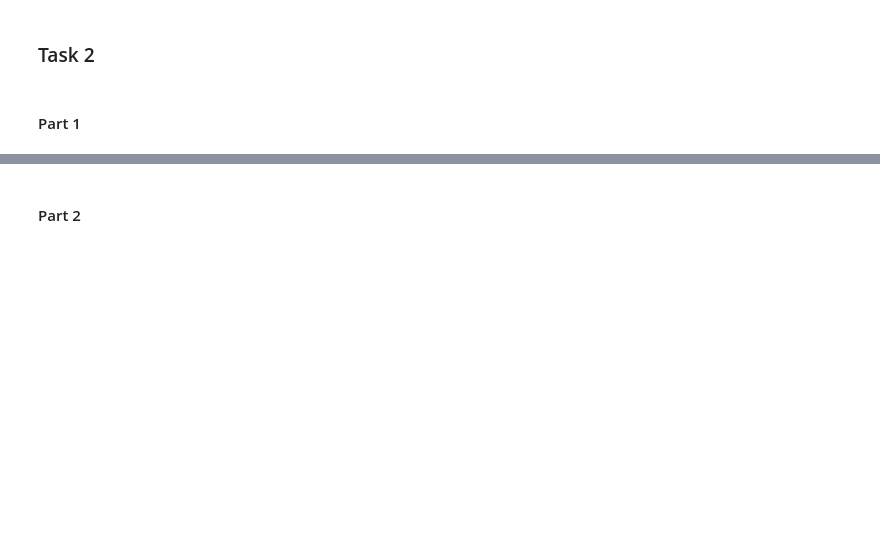
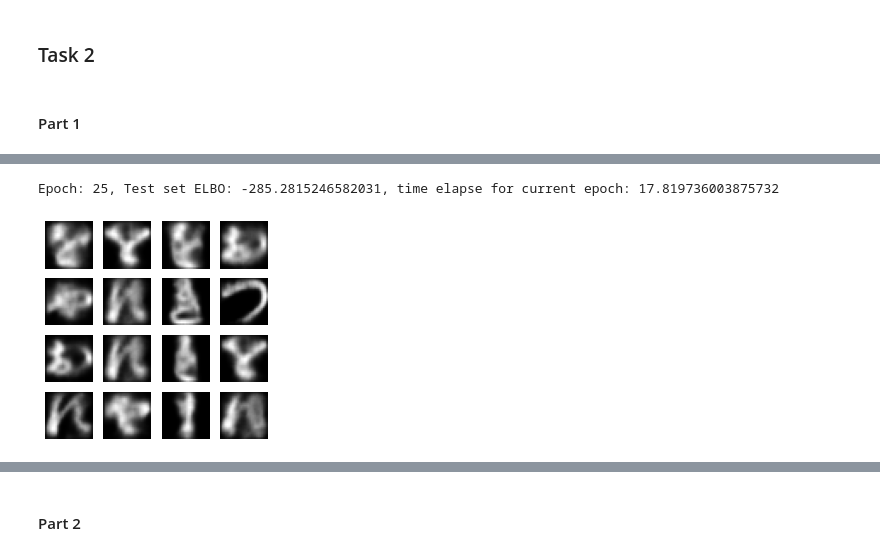
Before and after one commit to siddha20/CSCI4962, a Jupyter notebook: Homeworks/homework5/homework5.ipynb, the cells around one changed output, grey strips where cells are left out. Cells and saved outputs as stored; diff of their text form; code cells hidden in the pictures; blank space fills up the shorter version.

```diff
--- a/Homeworks/homework5/homework5.ipynb
+++ b/Homeworks/homework5/homework5.ipynb
@@ -444,0 +465,15 @@ different image formats, and we can see it did a pretty good job.
+# %%
+from extra_keras_datasets import emnist, kmnist
+# (train_images, _), (test_images, _) = emnist.load_data(type='letters')
+(train_images, _), (test_images, _) = kmnist.load_data(type='kmnist')
+
+def preprocess_images(images):
+  # images = tf.image.rgb_to_grayscale(images)
+  # images = tf.image.resize(images, [28, 28])
+  # images = np.asarray(images)
+  images = images.reshape((images.shape[0], 28, 28, 1)) / 255.
+  return np.where(images > .5, 1.0, 0.0).astype('float32')
+
+train_images = preprocess_images(train_images)
+test_images = preprocess_images(test_images)
+print(train_images.shape, test_images.shape)
@@ -444,0 +485,7 @@ different image formats, and we can see it did a pretty good job.
+# %%
+train_size = 60000
+batch_size = 32
+test_size = 10000
+
+train_dataset = (tf.data.Dataset.from_tensor_slices(train_images).shuffle(train_size).batch(batch_size))
+test_dataset = (tf.data.Dataset.from_tensor_slices(test_images).shuffle(test_size).batch(batch_size))
@@ -444,0 +608,25 @@ different image formats, and we can see it did a pretty good job.
+# %%
+# Pick a sample of the test set for generating output images
+assert batch_size >= num_examples_to_generate
+for test_batch in test_dataset.take(1):
+  test_sample = test_batch[0:num_examples_to_generate, :, :, :]
+
+generate_and_save_images(model, 0, test_sample)
+
+for epoch in range(1, epochs + 1):
+  start_time = time.time()
+  for train_x in train_dataset:
+    train_step(model, train_x, optimizer)
+  end_time = time.time()
+
+  loss = tf.keras.metrics.Mean()
+  for test_x in test_dataset:
+    loss(compute_loss(model, test_x))
+  elbo = -loss.result()
+  display.clear_output(wait=False)
+  print('Epoch: {}, Test set ELBO: {}, time elapse for current epoch: {}'
+        .format(epoch, elbo, end_time - start_time))
+  generate_and_save_images(model, epoch, test_sample)
+# %% [output]
+Epoch: 25, Test set ELBO: -285.2815246582031, time elapse for current epoch: 17.819736003875732
+[figure, added]
```
Also changed, not shown: parts of 9 cells of this notebook, 29 other files.
